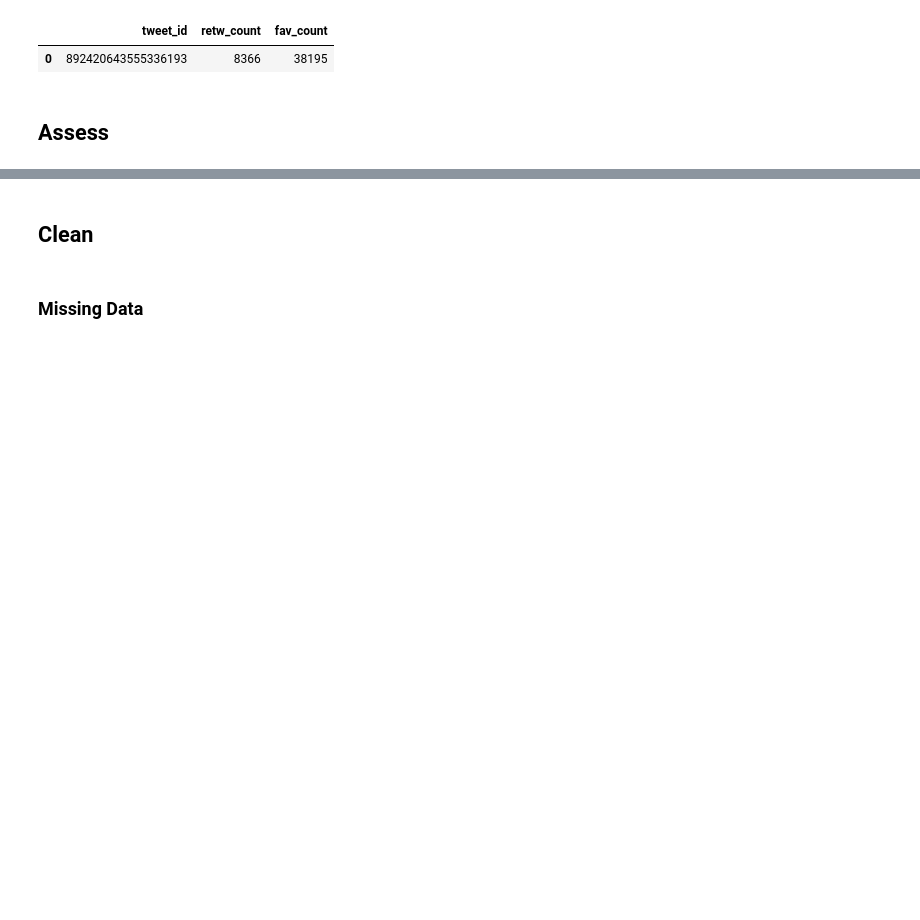
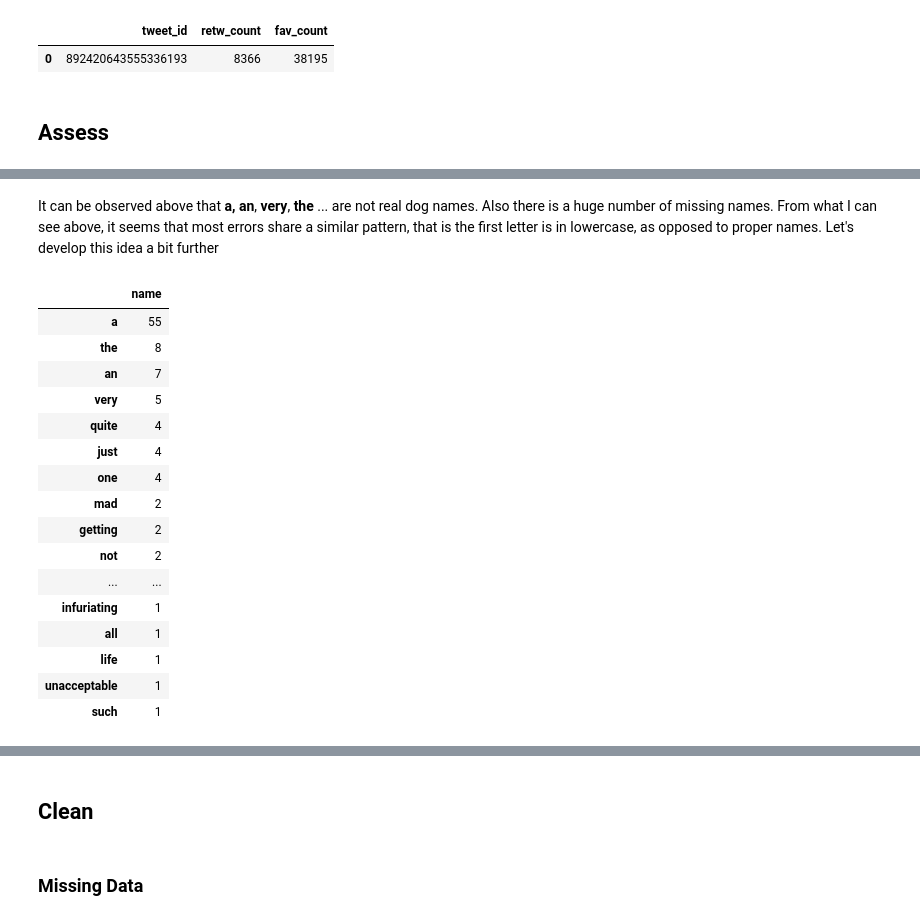
Before and after one commit to aleromar/DataWranglingOnTweeterDb, a Jupyter notebook: wrangle_act.ipynb, the cells around one changed output, grey strips where cells are left out. Saved outputs shown, nothing was run; the diff lists cells and outputs as text; code cells hidden in the pictures; blank space fills up the shorter version.

```diff
--- a/wrangle_act.ipynb
+++ b/wrangle_act.ipynb
@@ -111,0 +233,24 @@ tweeter_df.head(1)
+# %% [markdown]
+It can be observed above that **a,** **an**, **very**, **the** ... are not real dog names. Also there is a huge number of missing names. From what I can see above, it seems that most errors share a similar pattern, that is the first letter is in lowercase, as opposed to proper names.
+Let's develop this idea a bit further
+# %%
+names = pd.DataFrame(archive_df.name.value_counts())
+names.loc[[x.islower() for x in archive_df.name.value_counts().index]]
+# %% [output]
+|  | name |
+| a | 55 |
+| the | 8 |
+| an | 7 |
+| very | 5 |
+| quite | 4 |
+| just | 4 |
+| one | 4 |
+| mad | 2 |
+| getting | 2 |
+| not | 2 |
+| ... | ... |
+| infuriating | 1 |
+| all | 1 |
+| life | 1 |
+| unacceptable | 1 |
+| such | 1 |
```
Also changed, not shown: parts of 31 cells of this notebook.
